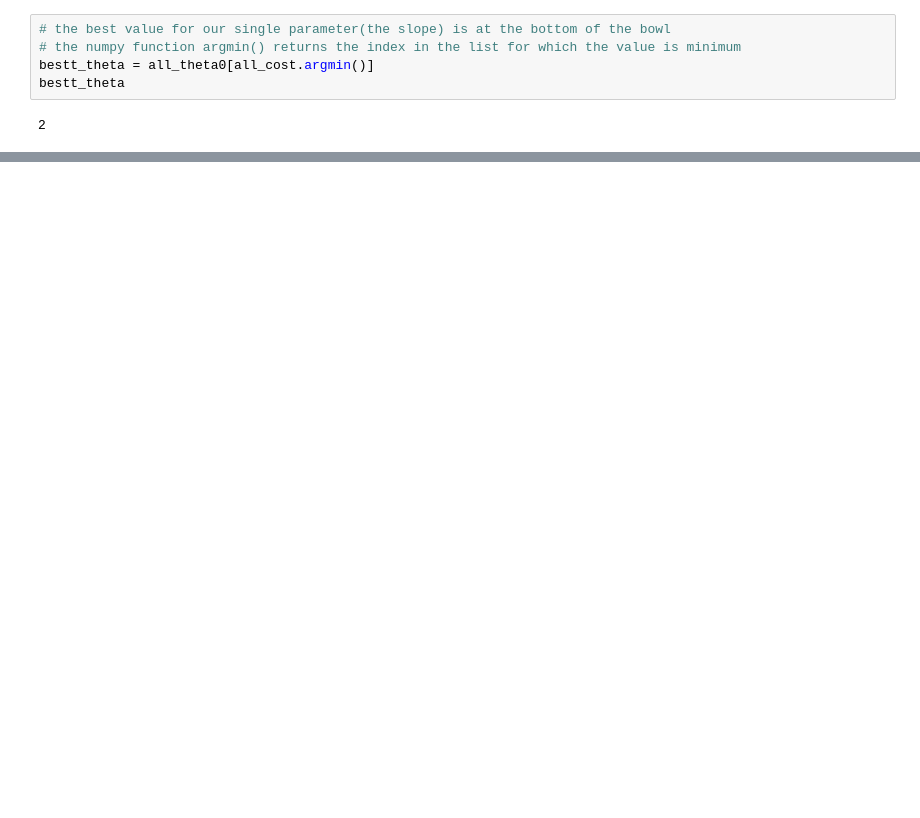
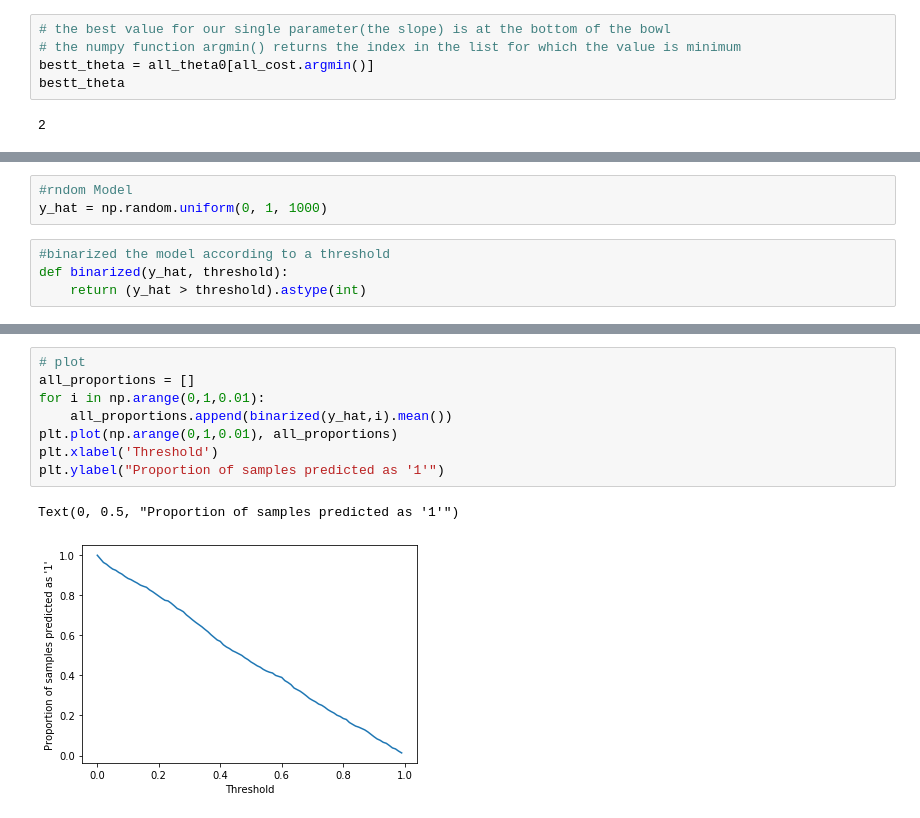
Before and after one commit to ajakaiye33/Thinkful_drills, a Jupyter notebook: math_for_ds/Exploring math for data science Book.ipynb, the cells around one changed output, grey strips where cells are left out. Drawn from its saved outputs; the diff is of its cells as text; blank space fills up the shorter version.

```diff
--- a/math_for_ds/Exploring math for data science Book.ipynb
+++ b/math_for_ds/Exploring math for data science Book.ipynb
@@ -134,0 +145,7 @@ NameError: name 'ticker' is not defined
+# %%
+#rndom Model
+y_hat = np.random.uniform(0, 1, 1000)
+# %%
+#binarized the model according to a threshold
+def binarized(y_hat, threshold):
+    return (y_hat > threshold).astype(int)
@@ -134,0 +162,11 @@ NameError: name 'ticker' is not defined
+# %%
+# plot
+all_proportions = []
+for i in np.arange(0,1,0.01):
+    all_proportions.append(binarized(y_hat,i).mean())
+plt.plot(np.arange(0,1,0.01), all_proportions)
+plt.xlabel('Threshold')
+plt.ylabel("Proportion of samples predicted as '1'")
+# %% [output]
+Text(0, 0.5, "Proportion of samples predicted as '1'")
+[figure, added]
```
Also changed, not shown: parts of 9 cells of this notebook.
